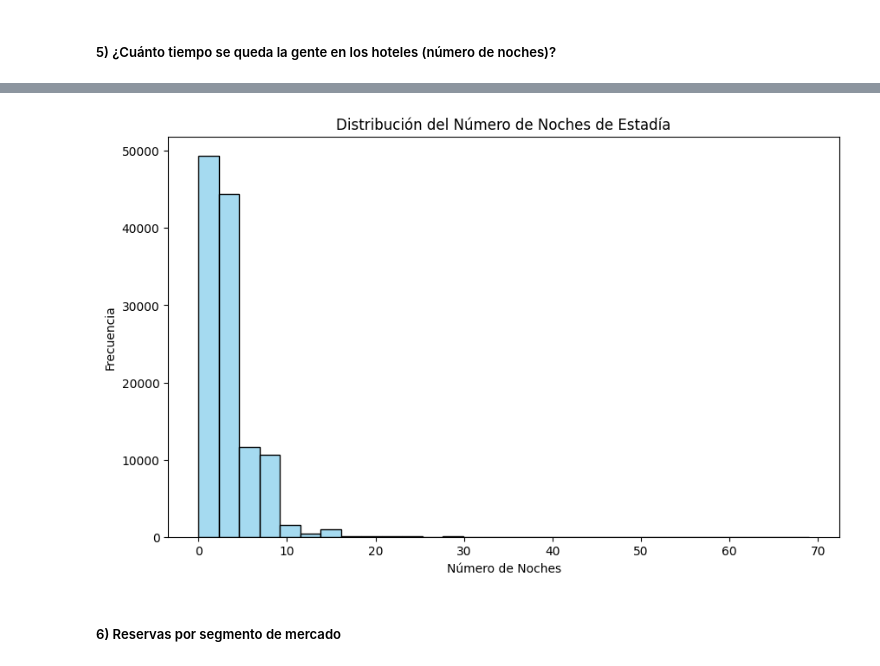
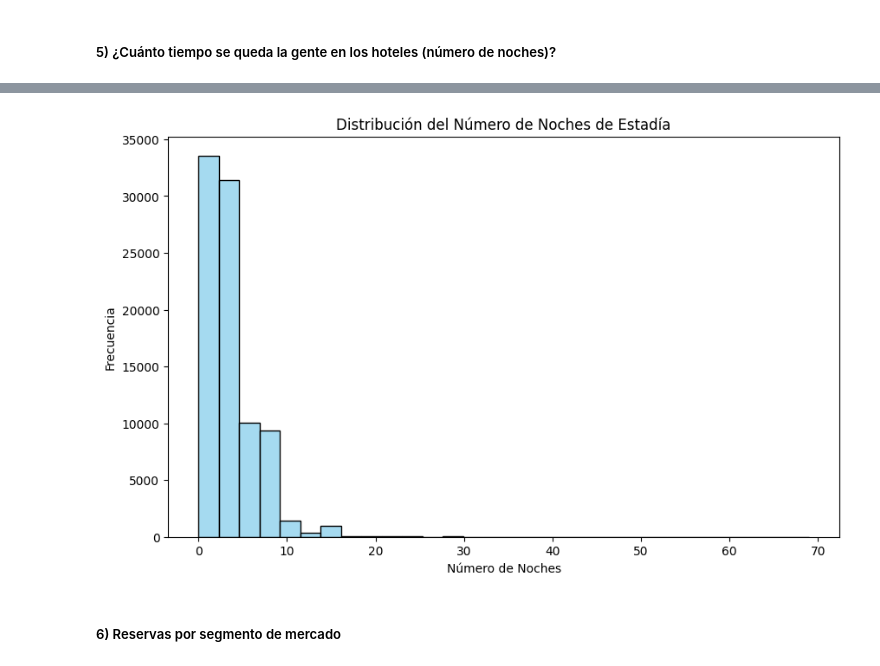
Before and after one commit to JaimeIngenia/PerfilPython_CienciaDatos, a Jupyter notebook: Becarios/tarea1/analisis.ipynb, the cells around one changed output, grey strips where cells are left out. Saved outputs shown, nothing was run; the diff lists cells and outputs as text; code cells hidden in the pictures.

```diff
--- a/Becarios/tarea1/analisis.ipynb
+++ b/Becarios/tarea1/analisis.ipynb
@@ -156,0 +127,4 @@ Número de registros duplicados en todas las columnas: 40165
+# %%
+# Eliminar registros duplicados
+df_sin_duplicados = df.drop_duplicates(keep='first')
+print(f"Número de registros después de eliminar duplicados: {df_sin_duplicados.shape[0]}")
@@ -279,3 +310,5 @@ df = df[df['adr'] <= 5000]
+# %%
+df_sin_duplicados = df_sin_duplicados[df_sin_duplicados['adr'] <= 5000]
 # %% [markdown]
 # Exportando datos limpios
 # %%
@@ -377,6 +430,6 @@ September    100.30
 Name: adr, dtype: float64
 # %%
 # Crear la columna total_nights
-df['total_nights'] = df['stays_in_weekend_nights'] + df['stays_in_week_nights']
+df_sin_duplicados['total_nights'] = df_sin_duplicados['stays_in_weekend_nights'] + df_sin_duplicados['stays_in_week_nights']
 # %%
 # Calcular el promedio de adr por cada número de noches
@@ -436,6 +489,6 @@ plt.show()
 ##### 5) ¿Cuánto tiempo se queda la gente en los hoteles (número de noches)?
 # %%
 # ¿Cuánto tiempo se queda la gente en los hoteles (número de noches)?
-df['total_nights'] = df['stays_in_weekend_nights'] + df['stays_in_week_nights']
-print(df['total_nights'].describe())
+df_sin_duplicados['total_nights'] = df_sin_duplicados['stays_in_weekend_nights'] + df_sin_duplicados['stays_in_week_nights']
+print(df_sin_duplicados['total_nights'].describe())
 # %% [output]
@@ -451,17 +504,17 @@ Name: total_nights, dtype: float64
 # %%
 # Crear el histograma
 plt.figure(figsize=(10, 6))
-sns.histplot(df['total_nights'], bins=30, kde=False, color='skyblue')
+sns.histplot(df_sin_duplicados['total_nights'], bins=30, kde=False, color='skyblue')
 
 # Añadir título y etiquetas
 plt.title('Distribución del Número de Noches de Estadía')
 plt.xlabel('Número de Noches')
 plt.ylabel('Frecuencia')
 
 # Mostrar el gráfico
 plt.show()
 # %% [output]
-[figure, old version]
+[figure, new version]
 # %% [markdown]
 ##### 6) Reservas por segmento de mercado
 # %%
```
Also changed, not shown: parts of 66 cells of this notebook, 1 other file.
